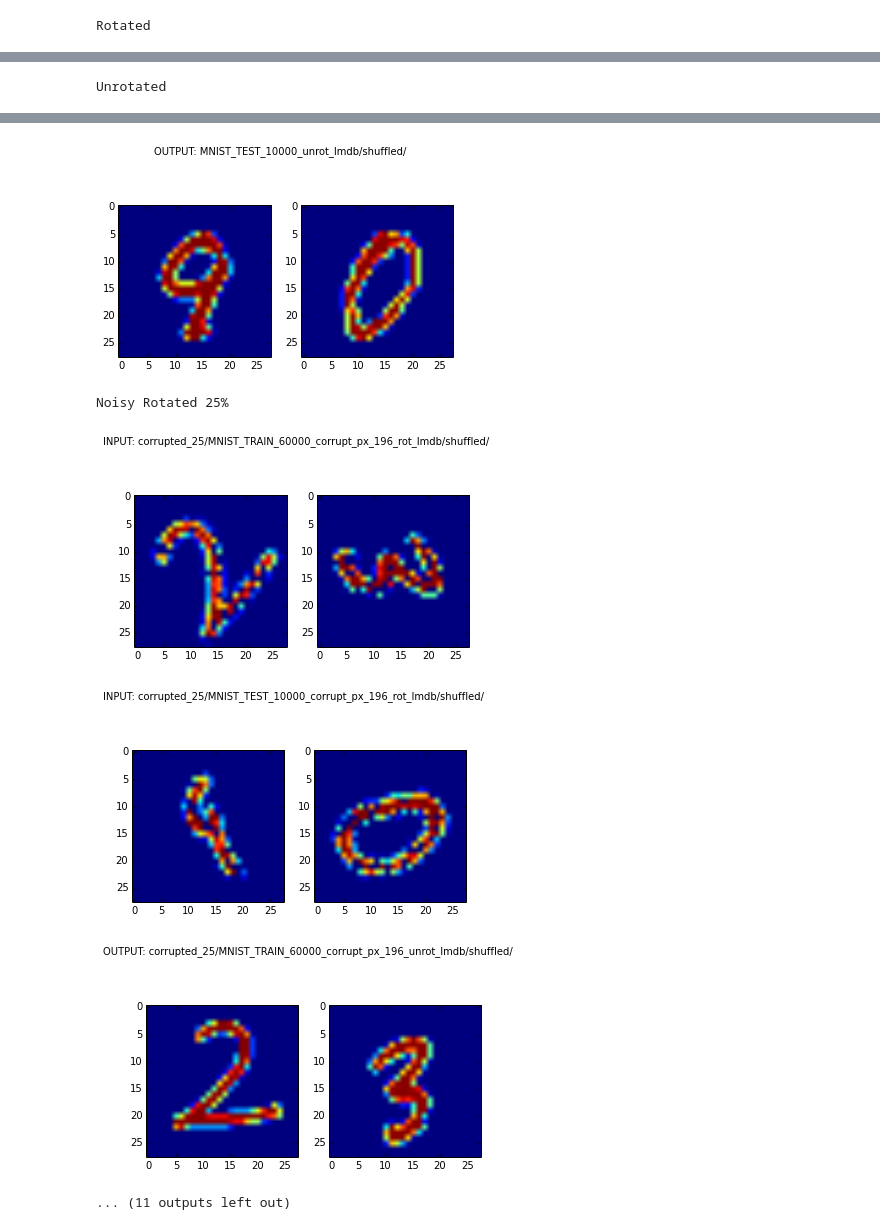
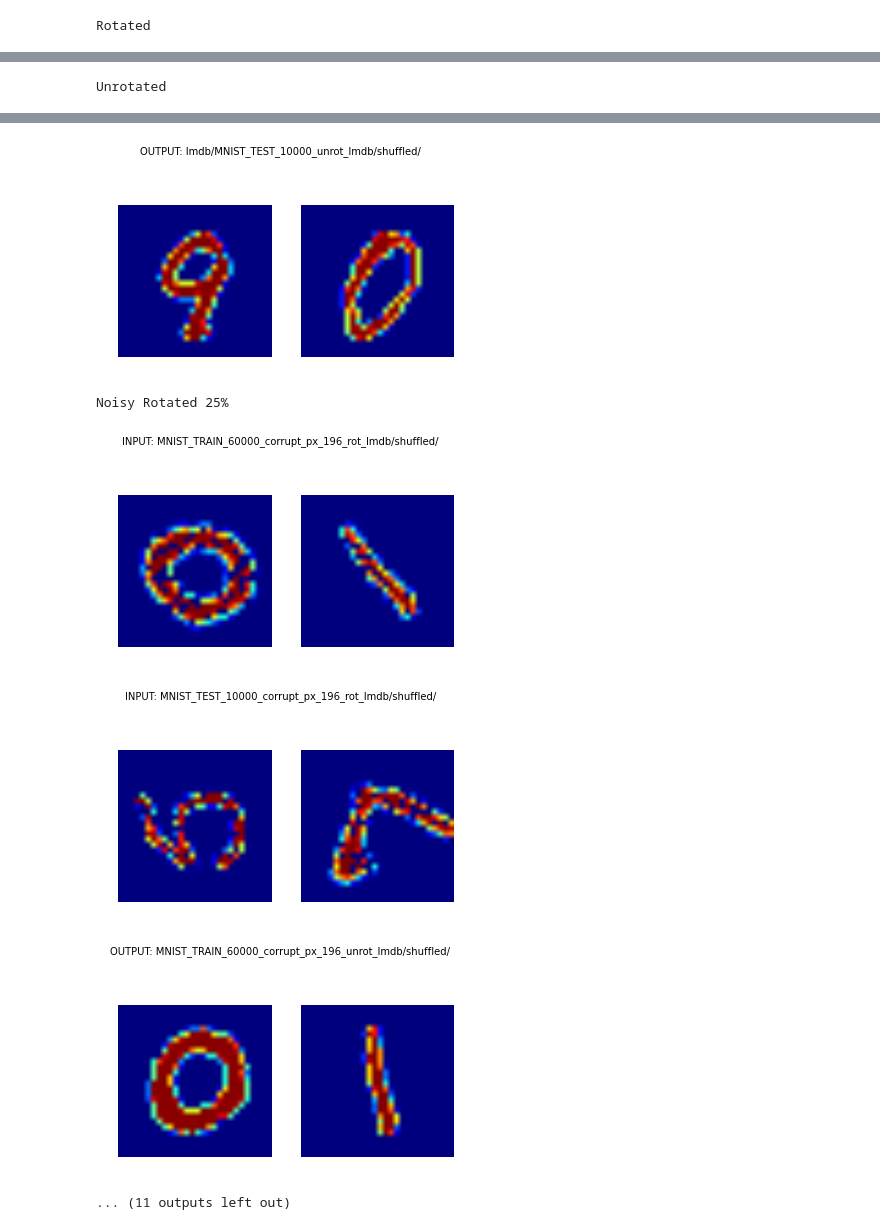
Before and after one commit to Kreiswolke/DeepInvariance, a Jupyter notebook: check_net.ipynb, the cells around one changed output, grey strips where cells are left out. Saved outputs shown, nothing was run; the diff lists cells and outputs as text; code cells hidden in the pictures.

```diff
--- a/check_net.ipynb
+++ b/check_net.ipynb
@@ -40,18 +40,20 @@ def plot_lmdb_sample(net, n_samples,title):
             im = np.transpose(im, (2, 1, 0)) # original (dim, col, row)\
             plt.subplot(1, n_samples, im_count)
             plt.imshow(im.squeeze())
+            plt.axis("off")
             if im_count == n_samples:
                 break
             im_count = im_count + 1
 
     plt.show()
 # %%
-nets = ['/mnt/antares_raid/home/oliver/Experiments/R/net.prototxt',
-        '/mnt/antares_raid/home/oliver/Experiments/UR/net.prototxt',
-        '/mnt/antares_raid/home/oliver/Experiments/N25R/net.prototxt',
-        '/mnt/antares_raid/home/oliver/Experiments/N25NUR/net.prototxt',
-        '/mnt/antares_raid/home/oliver/Experiments/N50R/net.prototxt',
-        '/mnt/antares_raid/home/oliver/Experiments/N50NUR/net.prototxt'
+date = '2408/'
+nets = ['/mnt/antares_raid/home/oliver/Experiments/' + date + 'R/net.prototxt',
+        '/mnt/antares_raid/home/oliver/Experiments/' + date + 'UR/net.prototxt',
+        '/mnt/antares_raid/home/oliver/Experiments/' + date + 'N25NR/net.prototxt',
+        '/mnt/antares_raid/home/oliver/Experiments/' + date + 'N25NUR/net.prototxt',
+        '/mnt/antares_raid/home/oliver/Experiments/' + date + 'N50NR/net.prototxt',
+        '/mnt/antares_raid/home/oliver/Experiments/' + date + 'N50NUR/net.prototxt'
         ]
 labels = ["Rotated", 'Unrotated', 'Noisy Rotated 25%', 'Noisy Unrotated 25%','Noisy Rotated 50%' ]#, 'Noisy Unrotated 50%%', ]
 
@@ -60,18 +62,17 @@ key_list = ["source: "]
 for label, net in zip(labels,nets):
     print(label)
     sources = edit_prototxt(net,key_list)
-    #print(sources)
     for i,s in enumerate(sources):
         if len(sources) ==2:
             if i ==0:
-                plot_lmdb_sample(s, 2, "INPUT: " + '/'.join(s.split("/")[7:]))
+                plot_lmdb_sample(s, 2, "INPUT: " + '/'.join(s.split("/")[6:]))
             if i==1:
-                plot_lmdb_sample(s, 2, "OUTPUT: " + '/'.join(s.split("/")[7:]))
+                plot_lmdb_sample(s, 2, "OUTPUT: " + '/'.join(s.split("/")[6:]))
 
         if len(sources) ==4:
             if i == 0 or i == 1:
-                plot_lmdb_sample(s, 2, "INPUT: " + '/'.join(s.split("/")[7:]))
+                plot_lmdb_sample(s, 2, "INPUT: " + '/'.join(s.split("/")[6:]))
             if i == 2 or i == 3:
-                plot_lmdb_sample(s, 2, "OUTPUT: " + '/'.join(s.split("/")[7:]))
+                plot_lmdb_sample(s, 2, "OUTPUT: " + '/'.join(s.split("/")[6:]))
 # %% [output]
 Rotated
@@ -84,8 +85,8 @@ Unrotated
-[figure, old version]
+[figure, new version]
 Noisy Rotated 25%
-[figure, old version]
+[figure, new version]
-[figure, old version]
+[figure, new version]
-[figure, old version]
+[figure, new version]
 ... (11 outputs left out)
 # %%
 '/mnt/antares_raid/home/oliver/Experiments/lmdbs/MNIST_TRAIN_60000_rot_lmdb/shuffled/'.split("/")[7]
```
Also changed, not shown: parts of 5 cells of this notebook.
